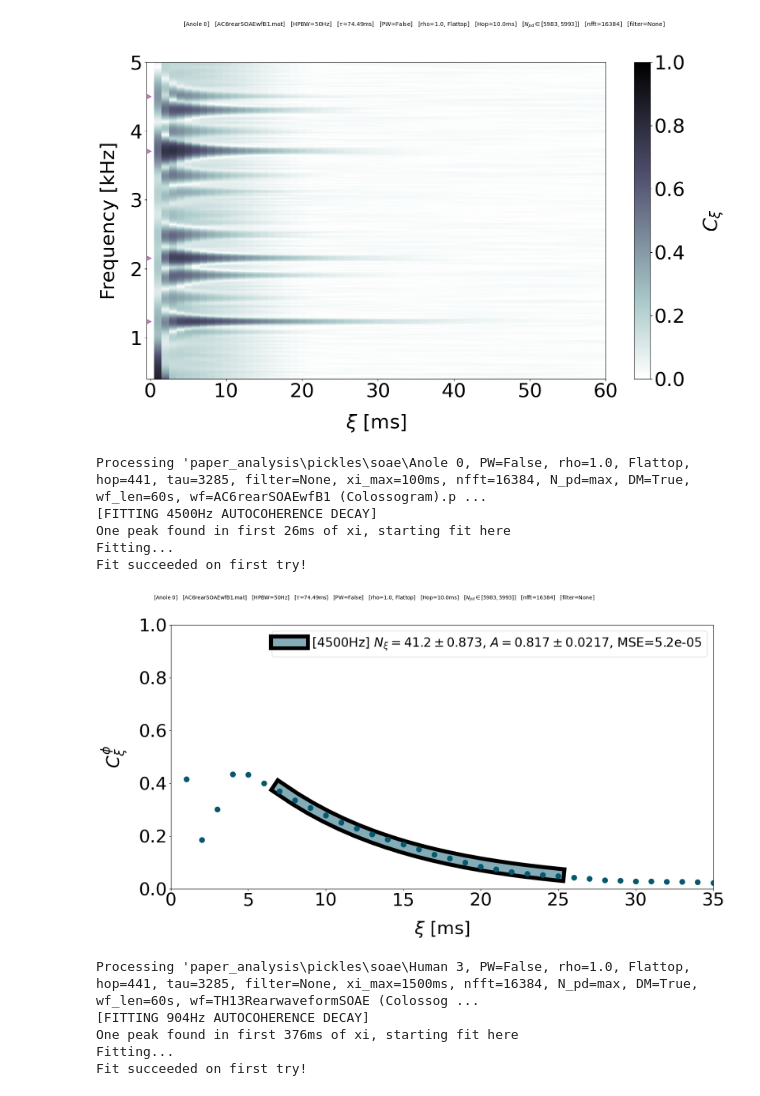
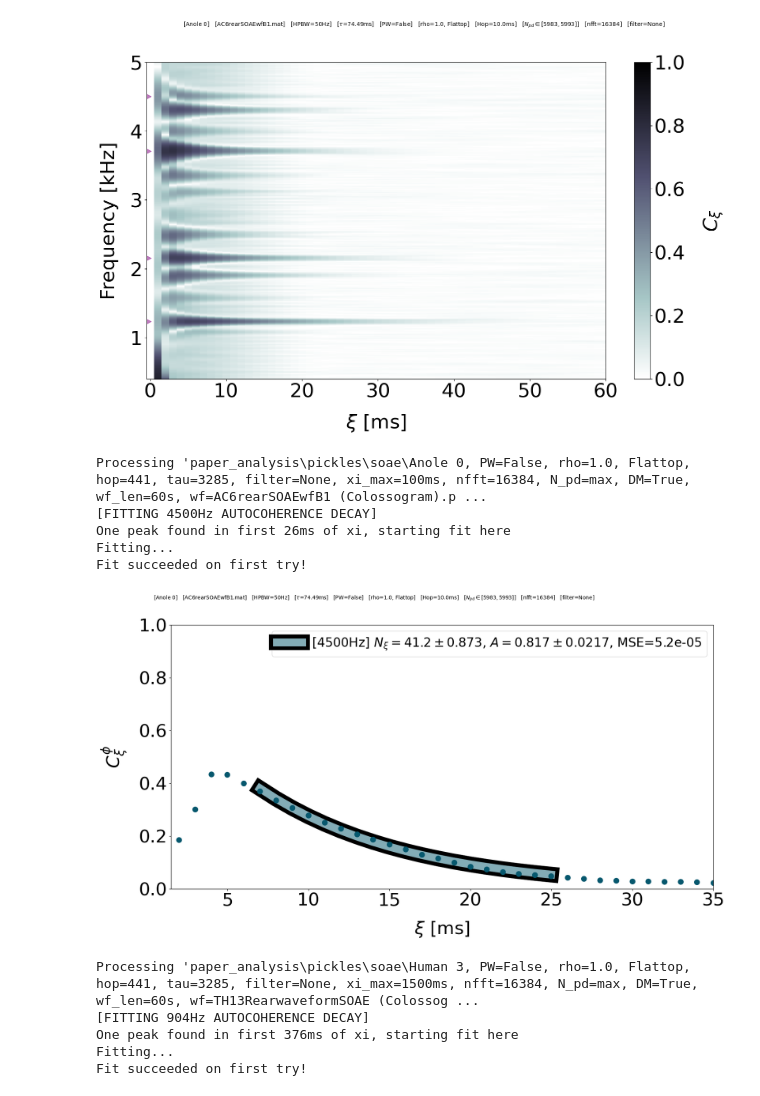
Before and after one commit to seththepeacock/phase_coherence, a Jupyter notebook: paper_analysis/scripts/paper_figures.ipynb, the cells around one changed output. Drawn from its saved outputs; the diff is of its cells as text; code cells hidden in the pictures.

```diff
--- a/paper_analysis/scripts/paper_figures.ipynb
+++ b/paper_analysis/scripts/paper_figures.ipynb
@@ -396,35 +399,35 @@ A_const = False  # Fixes the amplitude of the decay at 1
 
 N_xi, N_xi_dict = pc.get_N_xi(
     cgram_dict,
     f0,
 )
 
 # MAKE PLOT
 fig = plt.figure(figsize=(18, 10))
 ax = fig.add_axes([0.2, 0.2, 0.8, 0.7])  # [left, bottom, width, height] in figure fraction
 pc.plot_N_xi_fit(N_xi_dict, color=anole_color, plot_noise_floor=False, lw_fit=15, lw_stroke=15, s_signal=100)
 
 
 ax.set_xlabel(r"$\xi$ [ms]", labelpad=labelpad, fontsize=fontsize)
 ax.set_ylabel(r"$C_\xi^\phi$", labelpad=labelpad, fontsize=fontsize)
 ax.set_title("")
 ax.legend(fontsize=fontsize-10)
 
 ax.tick_params('both', labelsize=fontsize)
 
-plt.xlim(0, 35)
+plt.xlim(1.5, 35)
 
 # plt.title(f"Colossogram", fontsize=18)
 plt.suptitle(suptitle, fontsize=10)
 # plt.tight_layout()
 plt.savefig(os.path.join(paper_figures_folder, f'Anole N_xi Fit [{f0:.0f}Hz] ({wf_fn.split('.')[0]}).jpg'), dpi=500)
 # %% [output]
 Processing 'paper_analysis\pickles\soae\Anole 0, PW=False, rho=1.0, Flattop, hop=441, tau=3285, filter=None, xi_max=100ms, nfft=16384, N_pd=max, DM=True, wf_len=60s, wf=AC6rearSOAEwfB1 (Colossogram).p ...
 [FITTING 4500Hz AUTOCOHERENCE DECAY]
 One peak found in first 26ms of xi, starting fit here
 Fitting...
 Fit succeeded on first try!
-[figure, old version]
+[figure, new version]
 # %%
 "Human N_xi Fit"
 
```
Also changed, not shown: parts of 4 cells of this notebook, 12 other files.
